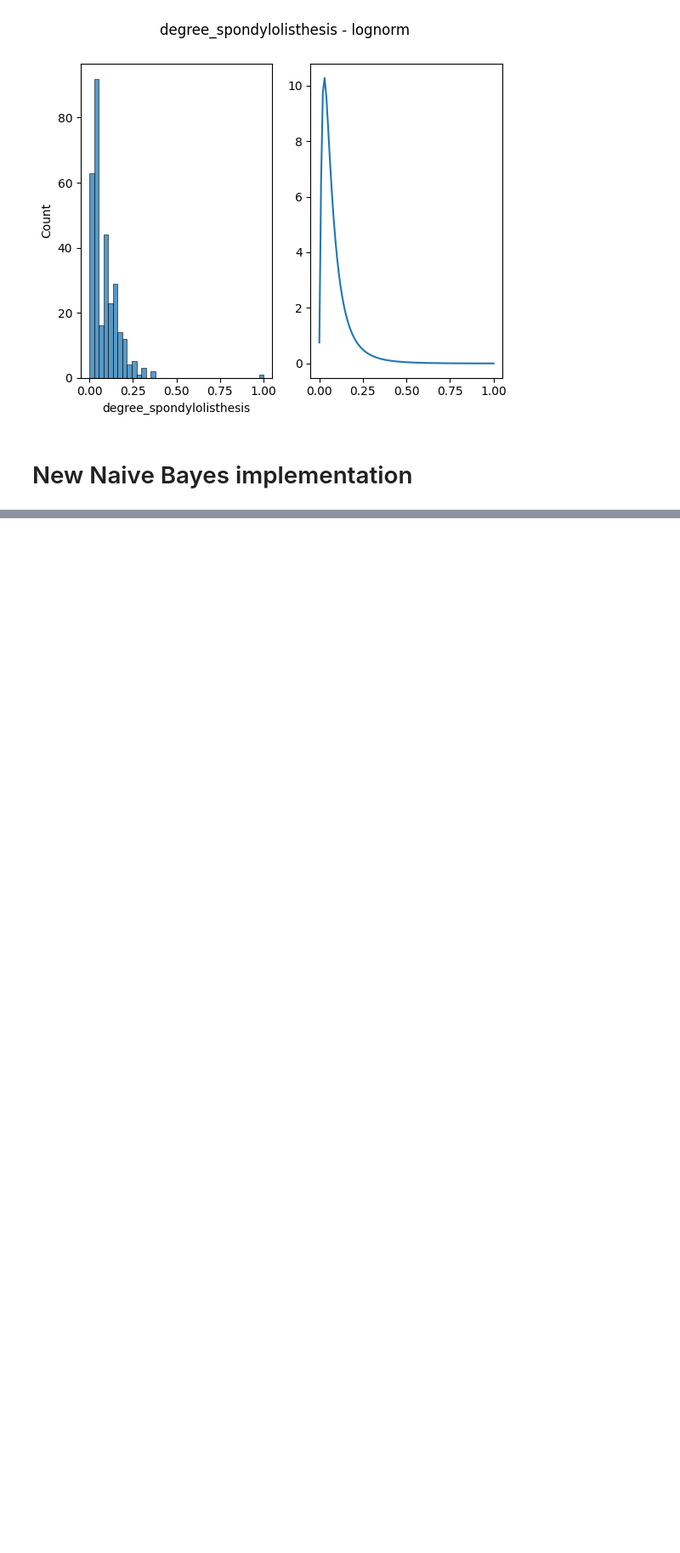
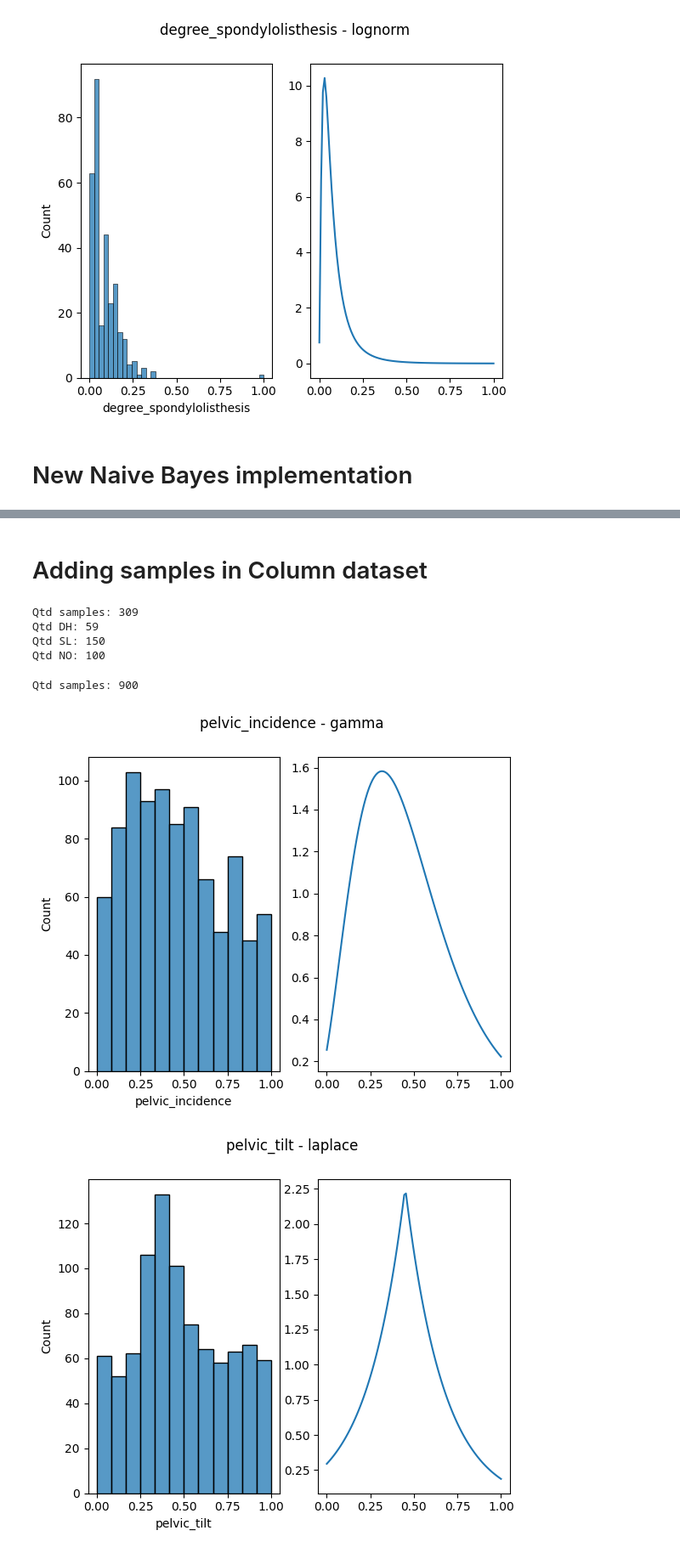
Before and after one commit to cacajr/ML, a Jupyter notebook: sampling_and_imputation.ipynb, the cells around one changed output, grey strips where cells are left out. Shown: that part at 85% size. Drawn from its saved outputs; the diff is of its cells as text; code cells hidden in the pictures; blank space fills up the shorter version.

Commit message:
adding create_samples_rejection_method function

```diff
--- a/sampling_and_imputation.ipynb
+++ b/sampling_and_imputation.ipynb
@@ -125,0 +163,25 @@ Score: 0.8387096774193549
+# %% [markdown]
+# Adding samples in Column dataset
+# %%
+print(f'Qtd samples: {X.index.size}')
+for cls in y.unique():
+    print(f'Qtd {cls}: {len(X.index[np.where(y == cls)])}')
+# %% [output]
+Qtd samples: 309
+Qtd DH: 59
+Qtd SL: 150
+Qtd NO: 100
+# %%
+new_X, new_y = create_samples_rejection_method(X, y, {'SL': 150, 'DH': 241, 'NO': 200})
+
+print(f'Qtd samples: {new_X.index.size}')
+for cls in new_y.unique():
+    print(f'Qtd {cls}: {len(new_X.index[np.where(new_y == cls)])}')
+# %% [output]
+Qtd samples: 900
+# %%
+for feature_name, distribution in zip(new_X.columns, distributions):
+    plot_column_histogram_and_distribution(new_X[feature_name], feature_name, distribution)
+# %% [output]
+[figure, added]
+[figure, added]
```
Also changed, not shown: parts of 6 cells of this notebook, 1 other file.
